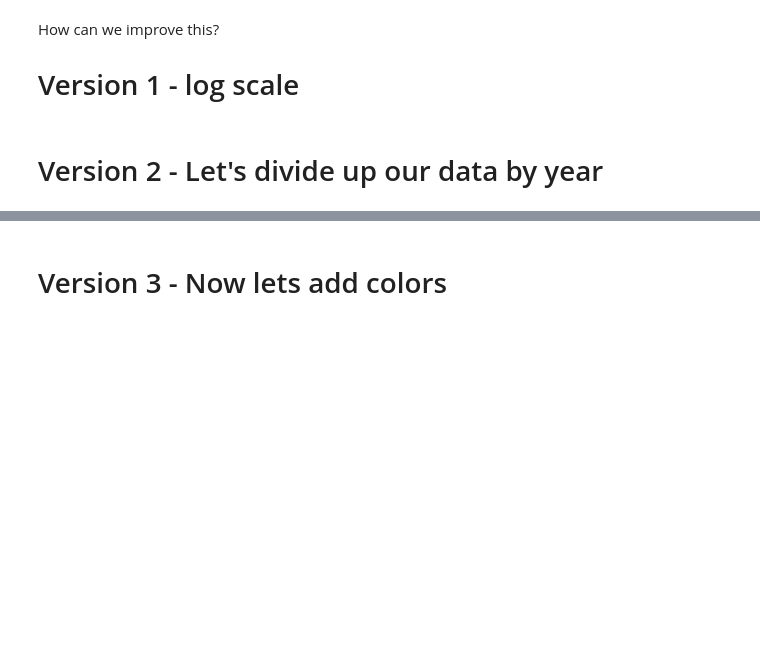
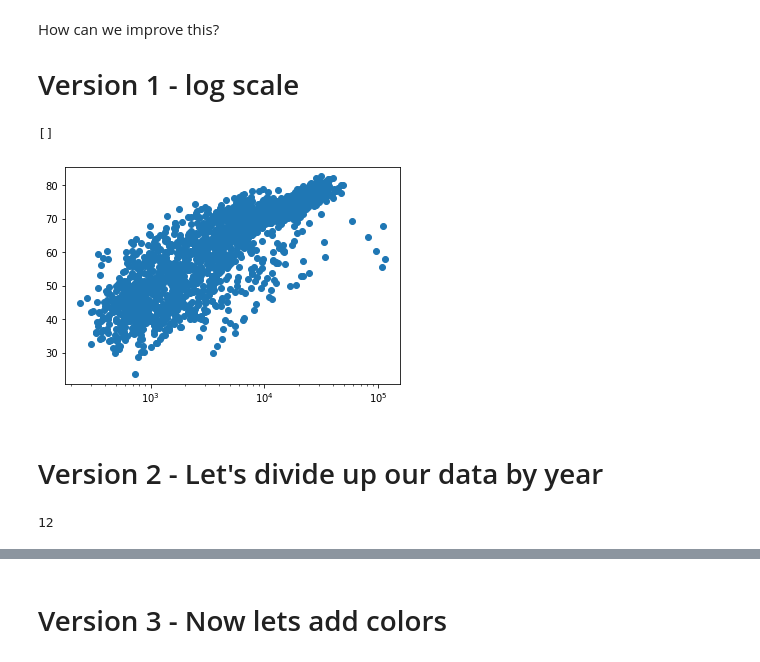
Before and after one commit to PhilChodrow/PIC16A, a Jupyter notebook: Content_Mike/LiveLectures/InClassCode0727 - Visualization.ipynb, the cells around one changed output, grey strips where cells are left out. Saved outputs shown, nothing was run; the diff lists cells and outputs as text; code cells hidden in the pictures; blank space fills up the shorter version.

```diff
--- a/Content_Mike/LiveLectures/InClassCode0727 - Visualization.ipynb
+++ b/Content_Mike/LiveLectures/InClassCode0727 - Visualization.ipynb
@@ -23,5 +47,23 @@ Our goal is to understand visually the connection between life expectancy and GD
 How can we improve this?
 
 # Version 1 - log scale
+# %%
+#titles and labels are awesome and very importatn,
+#but its usually  a good idea to do those at the end
+
+fig,ax=plt.subplots(1)
+ax.scatter(gapminder['gdpPercap'],gapminder['lifeExp'])
+
+#ax.loglog() #loglog
+ax.semilogx() #just put x axis on a log scale
+#ax.semilogy() #just put the y axis on a log scale
+# %% [output]
+[]
+[figure, added]
 # %% [markdown]
 # Version 2 - Let's divide up our data by year
+# %%
+years=gapminder["year"].unique()
+len(years)
+# %% [output]
+12
```
Also changed, not shown: parts of 5 cells of this notebook, 26 other files.
